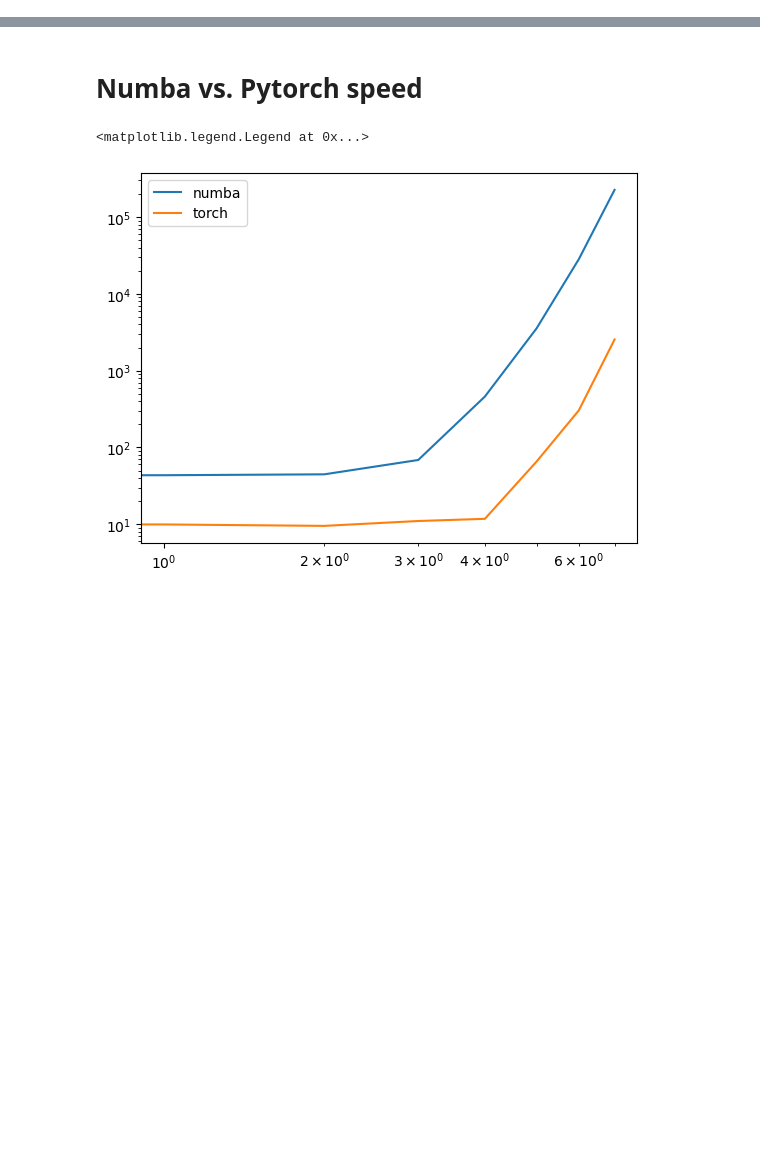
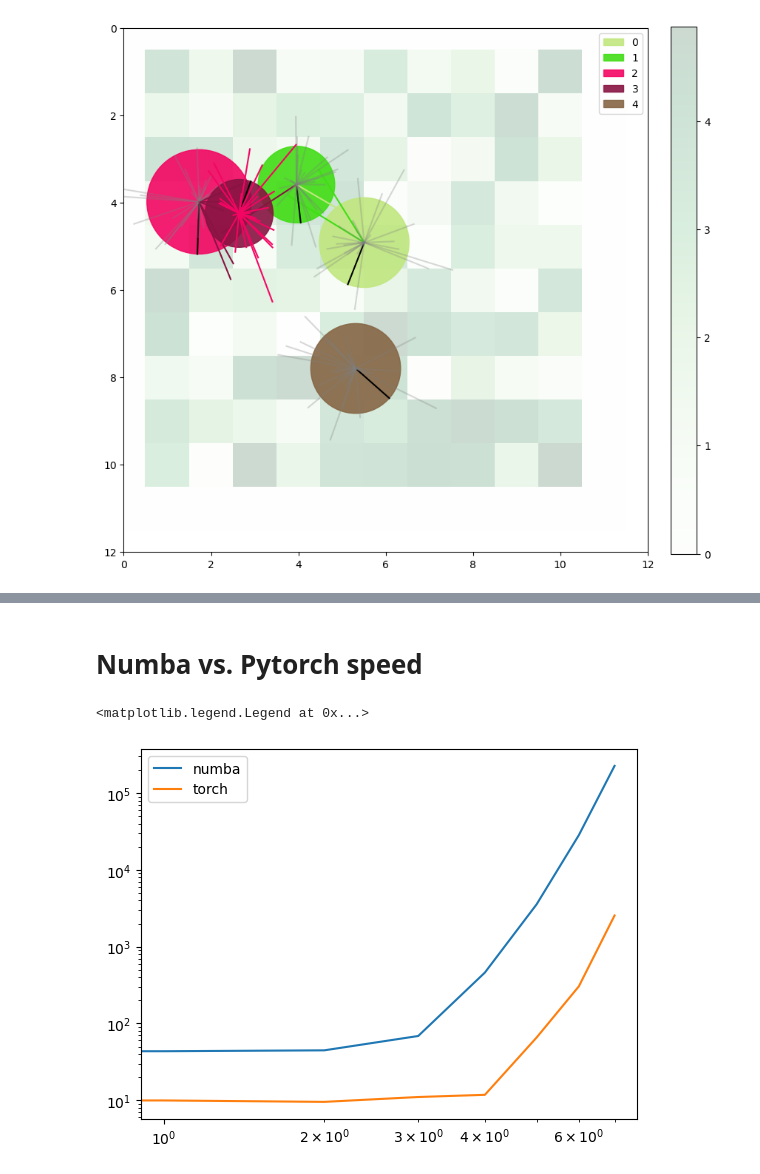
Before and after one commit to JacksonKaunismaa/evolution, a Jupyter notebook: base.ipynb, the cells around one changed output, grey strips where cells are left out. Saved outputs shown, nothing was run; the diff lists cells and outputs as text; code cells hidden in the pictures; blank space fills up the shorter version.

```diff
--- a/base.ipynb
+++ b/base.ipynb
@@ -22,0 +31,4 @@ print(z)
+# %%
+game.visualize(x2[0])
+# %% [output]
+[figure, added]
```
Also changed, not shown: parts of 12 cells of this notebook, 4 other files.
